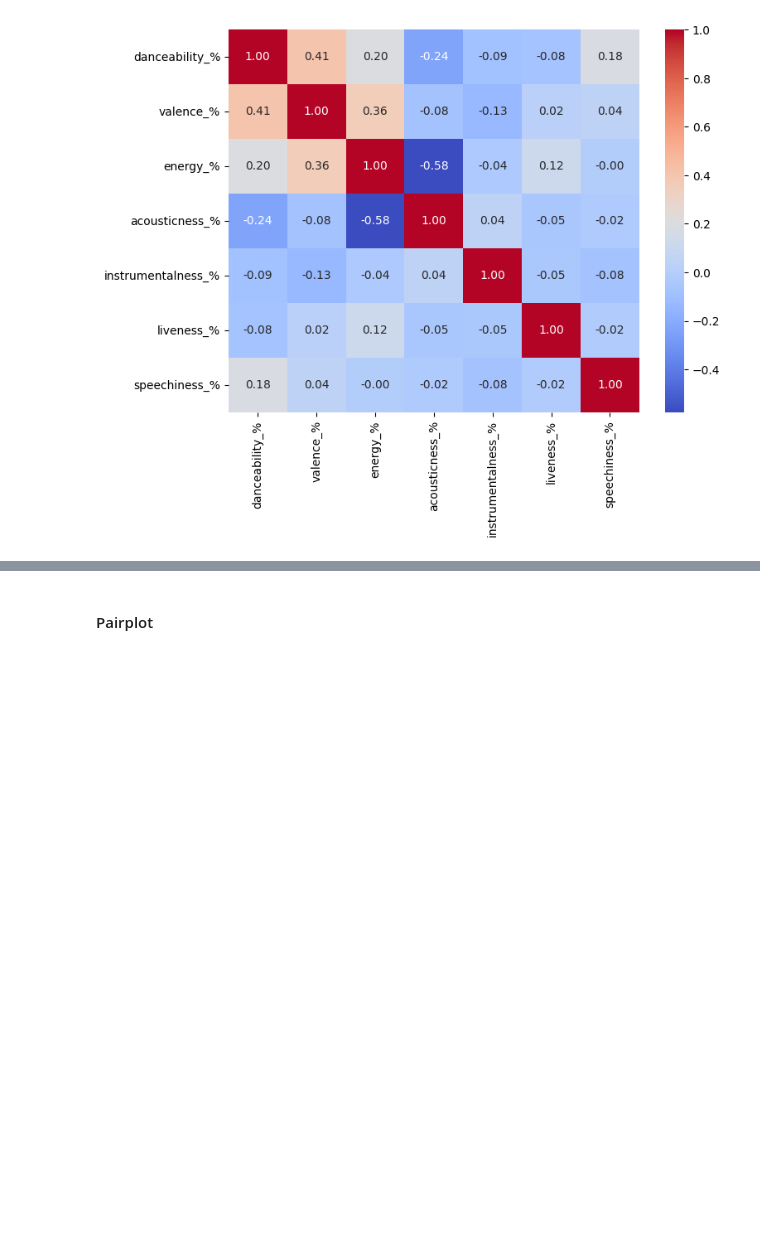
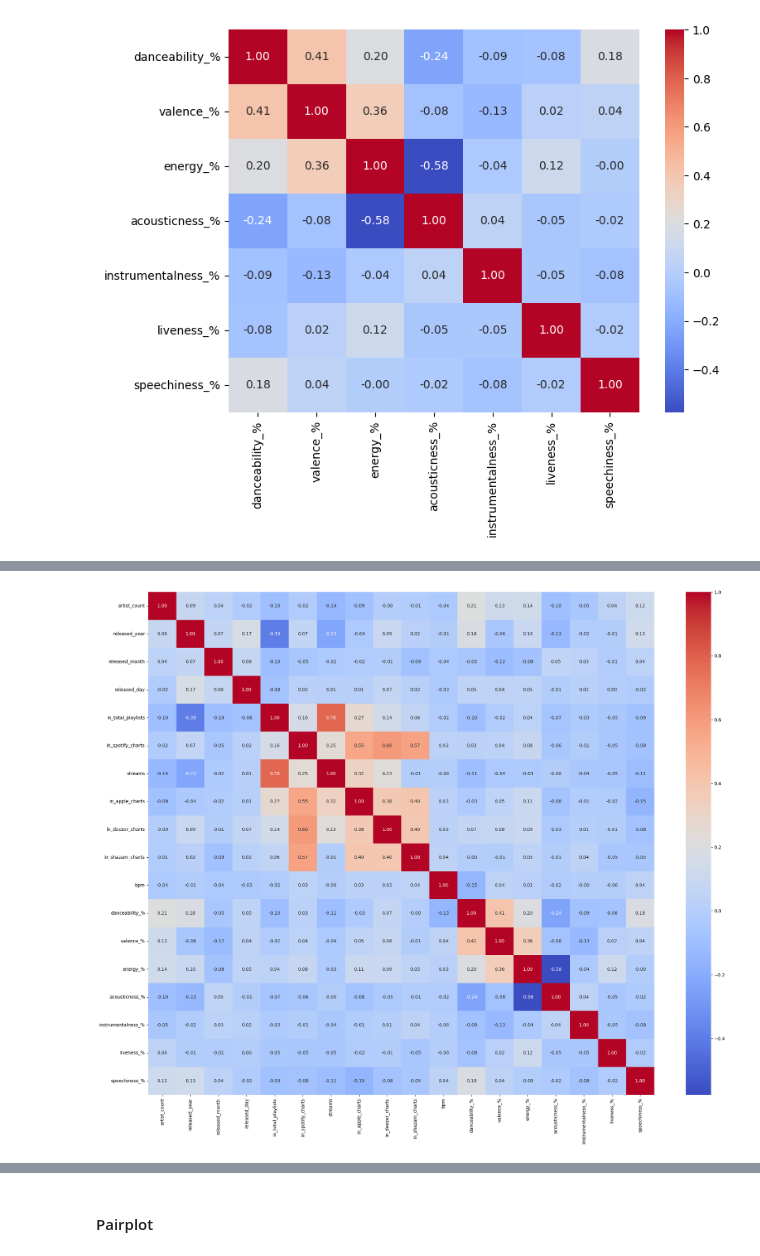
Before and after one commit to varunraisinghal/CSE151A-MachineLearningFinalProject, a Jupyter notebook: CSE151A_Machine_Learning.ipynb, the cells around one changed output, grey strips where cells are left out. Cells and saved outputs as stored; diff of their text form; code cells hidden in the pictures; blank space fills up the shorter version.

Commit message:
in_total_playlist preprocessing and data analysis

```diff
--- a/CSE151A_Machine_Learning.ipynb
+++ b/CSE151A_Machine_Learning.ipynb
@@ -151,3 +159,10 @@ spotify_data.drop(spotify_data[spotify_data['streams'] == 'BPM110KeyAModeMajorDa
 
 # convert the streams column to int64
 spotify_data['streams'] = spotify_data['streams'].astype(np.int64)
+
+# consolidate playlist counts into one total metric
+in_total_playlists = (spotify_data['in_spotify_playlists'] + spotify_data['in_apple_playlists'] + spotify_data['in_deezer_playlists']).rename('in_total_playlists')
+# %%
+# spotify_data = spotify_data.drop(columns=['in_spotify_playlists', 'in_apple_playlists', 'in_deezer_playlists']) #can drop the columns if needed
+spotify_data = pd.concat([spotify_data, in_total_playlists.to_frame()], axis=1)
+spotify_data.head()
@@ -204,10 +228,18 @@ spotify_data.describe()
 # %% [markdown]
 #### Histograms Distribution Pattern
 # %%
-# desired audio features
+# audio property % features
 features = [
     'danceability_%', 'valence_%', 'energy_%',
     'acousticness_%', 'instrumentalness_%', 'liveness_%', 'speechiness_%'
+]
+
+# all numerical features
+num_features = [
+    'artist_count', 	'released_year', 	'released_month', 	'released_day', 	'in_total_playlists',
+    'in_spotify_charts', 	'streams', 	'in_apple_charts',
+    'in_deezer_charts', 	'in_shazam_charts', 	'bpm', 	'danceability_%', 	'valence_%', 	'energy_%',
+    'acousticness_%', 	'instrumentalness_%', 	'liveness_%', 	'speechiness_%'
 ]
 
 # create subplots
@@ -243,0 +300,6 @@ plt.show()
+# %%
+plt.figure(figsize=(25, 20))
+sns.heatmap(spotify_data[num_features].corr(), annot=True, fmt=".2f", cmap="coolwarm")
+plt.show()
+# %% [output]
+[figure, added]
```
Also changed, not shown: parts of 6 cells of this notebook.
